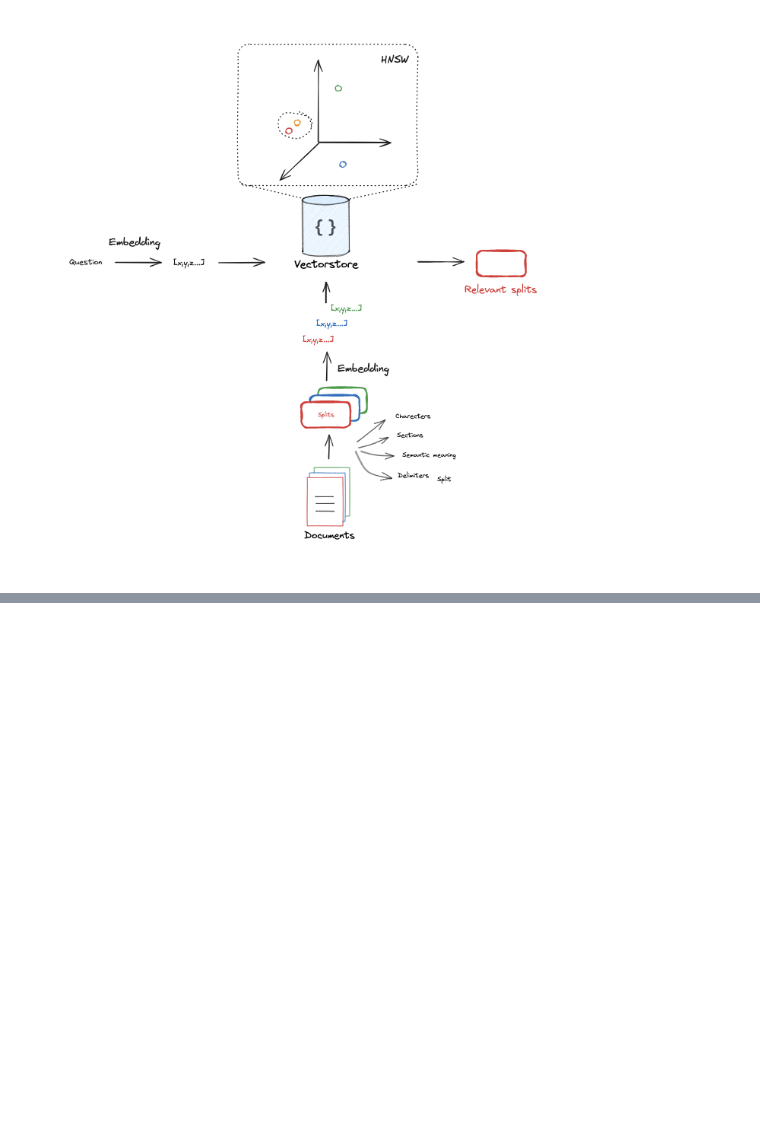
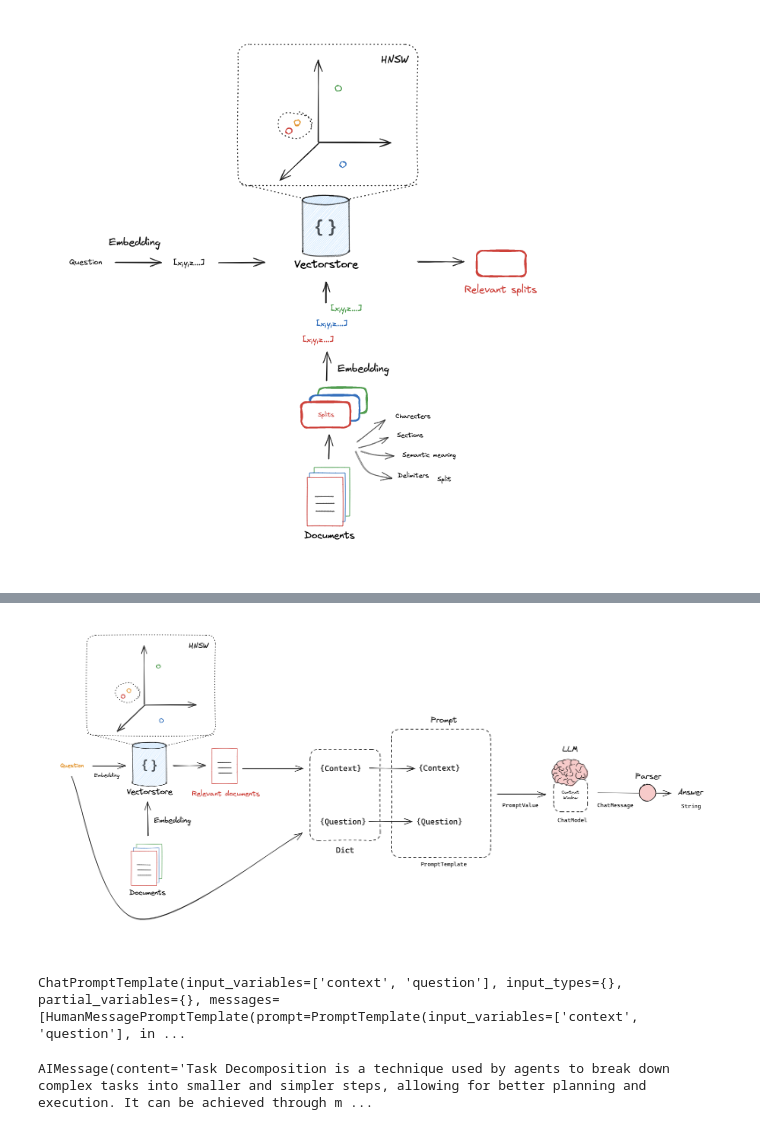
Before and after one commit to ChitraRajasekaran/RAGfromscratch, a Jupyter notebook: ragfromscratch.ipynb, the cells around one changed output, grey strips where cells are left out. Cells and saved outputs as stored; diff of their text form; code cells hidden in the pictures; blank space fills up the shorter version.

```diff
--- a/ragfromscratch.ipynb
+++ b/ragfromscratch.ipynb
@@ -97,0 +207,23 @@ Image(decoded_data)
+# %%
+base64_data_with_header2 = 'embedded-picture'
+# %%
+base64_data_cleaned = base64_data_with_header2.split(',')[1]
+decoded_data = base64.b64decode(base64_data_cleaned)
+Image(decoded_data)
+# %% [output]
+[figure, added]
+# %%
+from langchain_openai import ChatOpenAI
+from langchain.prompts import ChatPromptTemplate
+
+# Prompt
+template = """Answer the question based only on the following context:
+{context}
+
+Question: {question}
+"""
+
+prompt = ChatPromptTemplate.from_template(template)
+prompt
+# %% [output]
+ChatPromptTemplate(input_variables=['context', 'question'], input_types={}, partial_variables={}, messages=[HumanMessagePromptTemplate(prompt=PromptTemplate(input_variables=['context', 'question'], in ...
@@ -97,0 +240,5 @@ Image(decoded_data)
+# %%
+# Run
+chain.invoke({"context":docs,"question":"What is Task Decomposition?"})
+# %% [output]
+AIMessage(content='Task Decomposition is a technique used by agents to break down complex tasks into smaller and simpler steps, allowing for better planning and execution. It can be achieved through m ...
```
Also changed, not shown: parts of 16 cells of this notebook.
